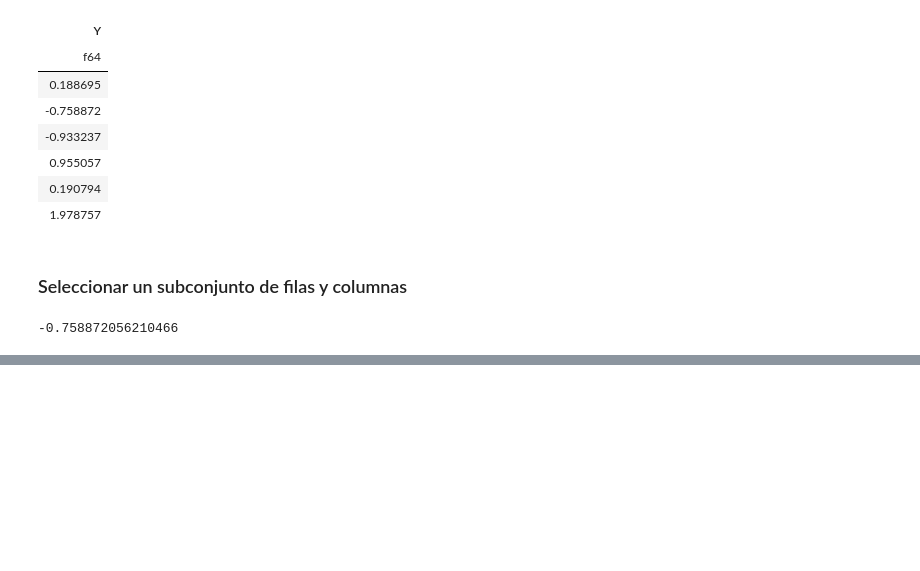
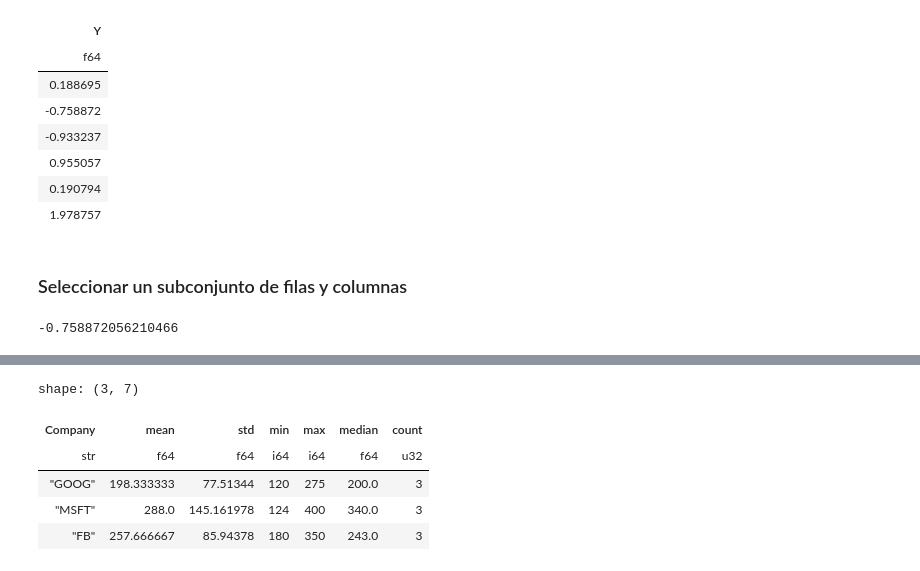
Before and after one commit to dpalacioj/DataAI-Fundamentos-Aplicaciones, a Jupyter notebook: Analitica/ciencia_datos_con_python/notebooks_teoria/04_1_polars.ipynb, the cells around one changed output, grey strips where cells are left out. Cells and saved outputs as stored; diff of their text form; code cells hidden in the pictures; blank space fills up the shorter version.

```diff
--- a/Analitica/ciencia_datos_con_python/notebooks_teoria/04_1_polars.ipynb
+++ b/Analitica/ciencia_datos_con_python/notebooks_teoria/04_1_polars.ipynb
@@ -430,0 +572,10 @@ df[1, 'Y']
+# %%
+import polars as pl
+
+# Crear dataframe desde un diccionario
+
+data = {'Company':['GOOG','GOOG','MSFT','MSFT','FB','FB','GOOG','MSFT','FB'],
+       'Person':['Sam','Charlie','Amy','Vanessa','Carl','Sarah','John','Randy','David'],
+       'Sales':[200,120,340,124,243,350,275,400,180]}
+
+data
@@ -430,0 +594,5 @@ df[1, 'Y']
+# %%
+# Conversión del diccionario a dataframe
+
+df = pl.DataFrame(data)
+df
@@ -430,0 +622,2 @@ df[1, 'Y']
+# %%
+by_comp = df.group_by("Company")
@@ -430,0 +701,20 @@ df[1, 'Y']
+# %%
+# Para Generar estadísticas descriptivas que resuman la tendencia central,
+# la dispersión y la forma de la distribución de un conjunto de datos,
+# se pueden agrupar los calculos ccon el metodo .agg
+
+by_comp.agg([
+    pl.col("Sales").mean().alias("mean"),
+    pl.col("Sales").std().alias("std"),
+    pl.col("Sales").min().alias("min"),
+    pl.col("Sales").max().alias("max"),
+    pl.col("Sales").median().alias("median"),
+    pl.col("Sales").count().alias("count")
+])
+# %% [output]
+shape: (3, 7)
+| Company | mean | std | min | max | median | count |
+| str | f64 | f64 | i64 | i64 | f64 | u32 |
+| "GOOG" | 198.333333 | 77.51344 | 120 | 275 | 200.0 | 3 |
+| "MSFT" | 288.0 | 145.161978 | 124 | 400 | 340.0 | 3 |
+| "FB" | 257.666667 | 85.94378 | 180 | 350 | 243.0 | 3 |
```
Also changed, not shown: parts of 67 cells of this notebook, 1 other file.
